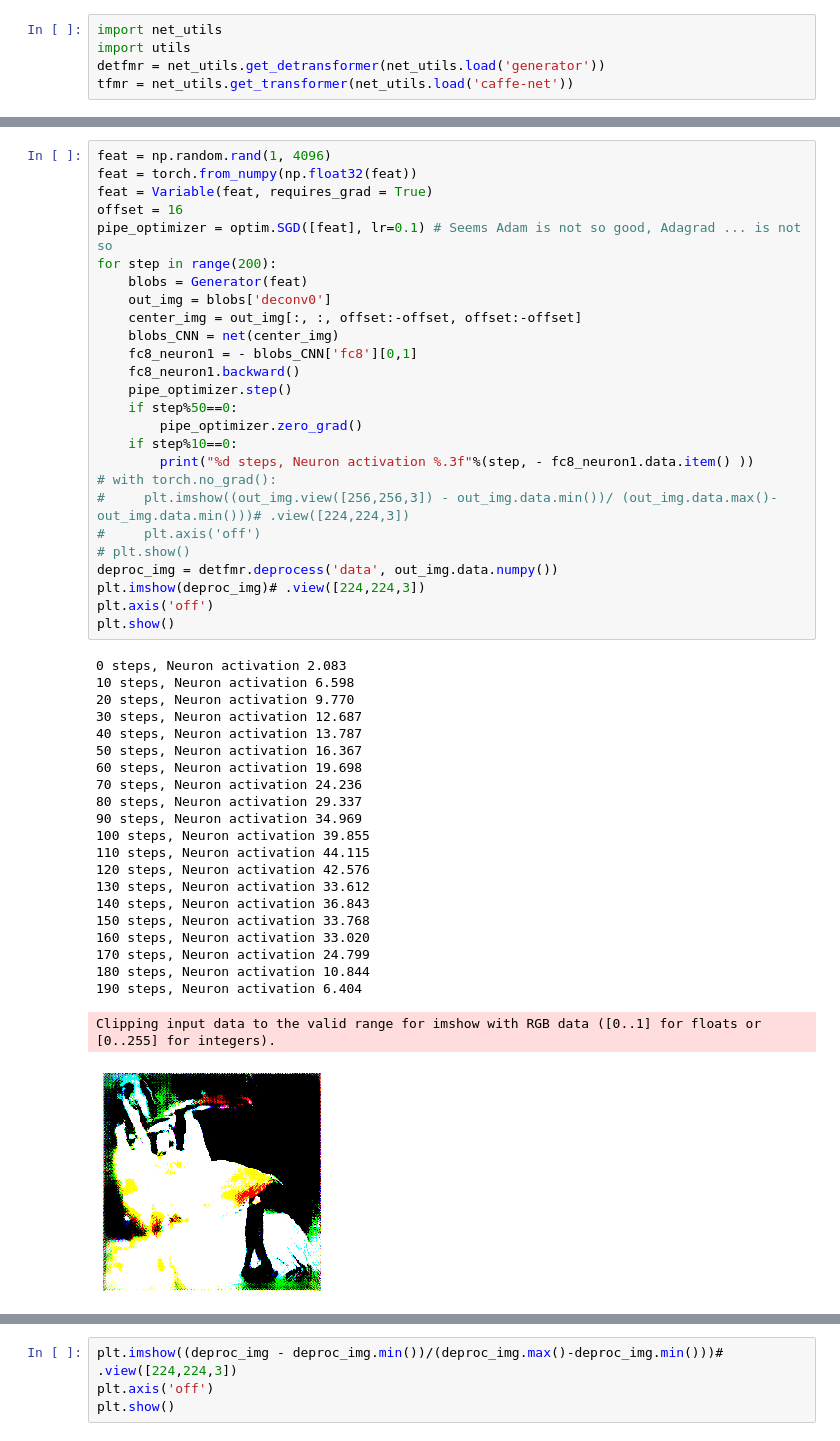
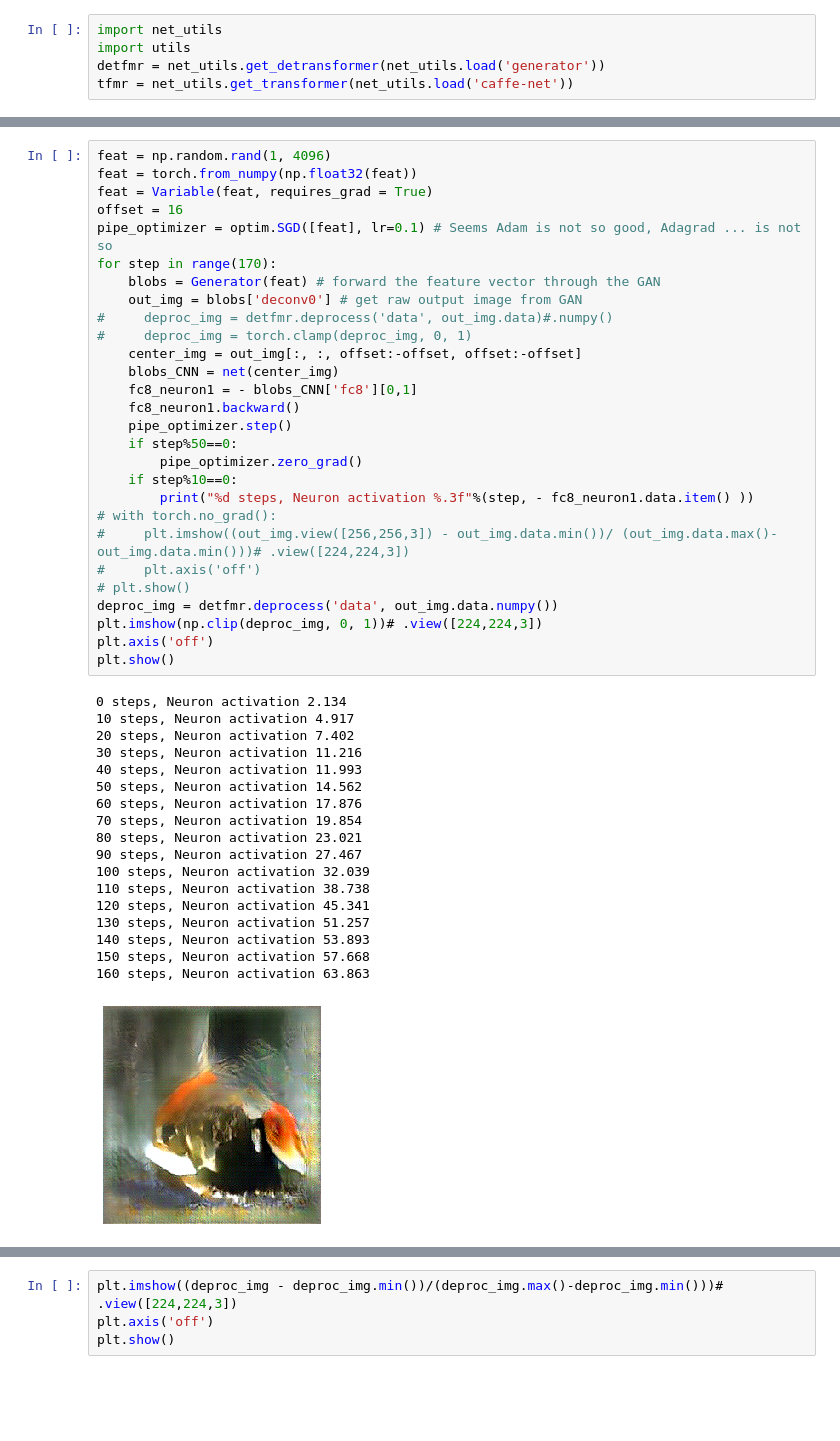
Before and after one commit to Animadversio/Activation-Maximization-for-Visual-System, a Jupyter notebook: Feature_Visualization_Demo.ipynb, the cells around one changed output, grey strips where cells are left out. Cells and saved outputs as stored; diff of their text form; blank space fills up the shorter version.

```diff
--- a/Feature_Visualization_Demo.ipynb
+++ b/Feature_Visualization_Demo.ipynb
@@ -593,49 +601,47 @@ Clipping input data to the valid range for imshow with RGB data ([0..1] for floa
 # %%
 feat = np.random.rand(1, 4096)
 feat = torch.from_numpy(np.float32(feat))
 feat = Variable(feat, requires_grad = True)
 offset = 16
 pipe_optimizer = optim.SGD([feat], lr=0.1) # Seems Adam is not so good, Adagrad ... is not so
-for step in range(200):
-    blobs = Generator(feat)
-    out_img = blobs['deconv0']
+for step in range(170):
+    blobs = Generator(feat) # forward the feature vector through the GAN
+    out_img = blobs['deconv0'] # get raw output image from GAN
+#     deproc_img = detfmr.deprocess('data', out_img.data)#.numpy()
+#     deproc_img = torch.clamp(deproc_img, 0, 1)
     center_img = out_img[:, :, offset:-offset, offset:-offset]
     blobs_CNN = net(center_img)
     fc8_neuron1 = - blobs_CNN['fc8'][0,1]
     fc8_neuron1.backward()
     pipe_optimizer.step()
     if step%50==0:
         pipe_optimizer.zero_grad()
     if step%10==0:
         print("%d steps, Neuron activation %.3f"%(step, - fc8_neuron1.data.item() ))
 # with torch.no_grad():
 #     plt.imshow((out_img.view([256,256,3]) - out_img.data.min())/ (out_img.data.max()-out_img.data.min()))# .view([224,224,3])
 #     plt.axis('off')
 # plt.show()
 deproc_img = detfmr.deprocess('data', out_img.data.numpy())
-plt.imshow(deproc_img)# .view([224,224,3])
+plt.imshow(np.clip(deproc_img, 0, 1))# .view([224,224,3])
 plt.axis('off')
 plt.show()
 # %% [output]
-0 steps, Neuron activation 2.083
-10 steps, Neuron activation 6.598
-20 steps, Neuron activation 9.770
-30 steps, Neuron activation 12.687
-40 steps, Neuron activation 13.787
-50 steps, Neuron activation 16.367
-60 steps, Neuron activation 19.698
-70 steps, Neuron activation 24.236
-80 steps, Neuron activation 29.337
-90 steps, Neuron activation 34.969
-100 steps, Neuron activation 39.855
-110 steps, Neuron activation 44.115
-120 steps, Neuron activation 42.576
-130 steps, Neuron activation 33.612
-140 steps, Neuron activation 36.843
-150 steps, Neuron activation 33.768
-160 steps, Neuron activation 33.020
-170 steps, Neuron activation 24.799
-180 steps, Neuron activation 10.844
-190 steps, Neuron activation 6.404
+0 steps, Neuron activation 2.134
+10 steps, Neuron activation 4.917
+20 steps, Neuron activation 7.402
+30 steps, Neuron activation 11.216
+40 steps, Neuron activation 11.993
+50 steps, Neuron activation 14.562
+60 steps, Neuron activation 17.876
+70 steps, Neuron activation 19.854
+80 steps, Neuron activation 23.021
+90 steps, Neuron activation 27.467
+100 steps, Neuron activation 32.039
+110 steps, Neuron activation 38.738
+120 steps, Neuron activation 45.341
+130 steps, Neuron activation 51.257
+140 steps, Neuron activation 53.893
+150 steps, Neuron activation 57.668
+160 steps, Neuron activation 63.863
-Clipping input data to the valid range for imshow with RGB data ([0..1] for floats or [0..255] for integers).
-[figure, old version]
+[figure, new version]
```
Also changed, not shown: parts of 17 cells of this notebook, 1 other file.
